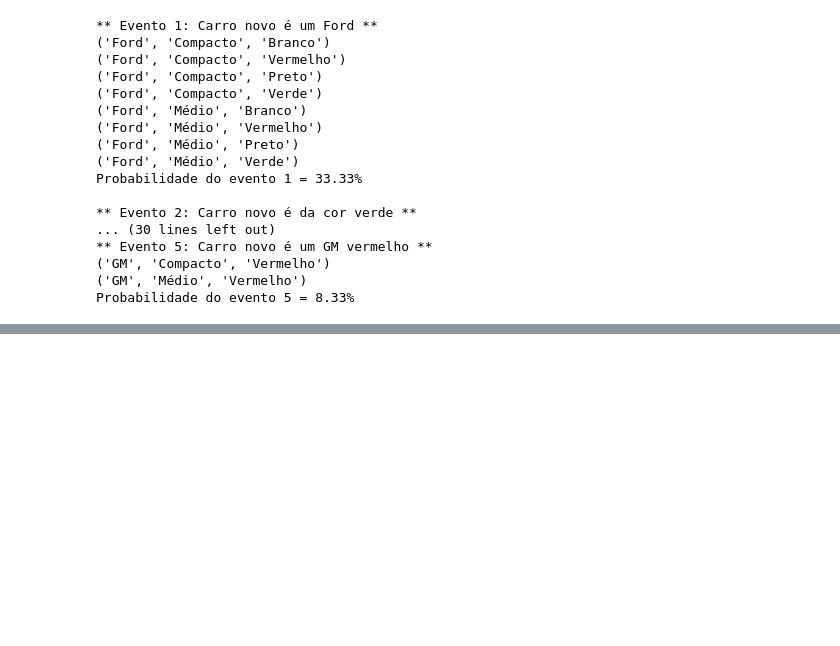
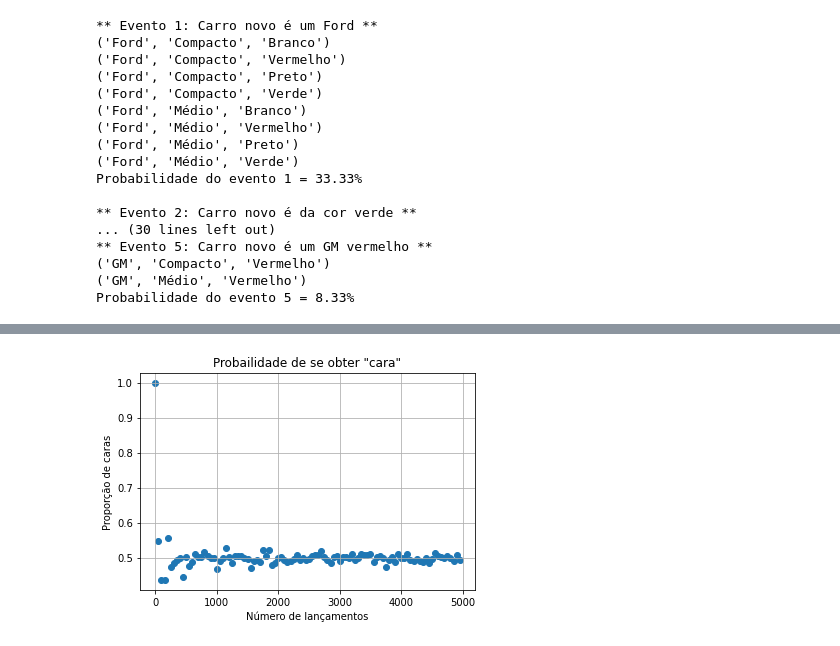
Before and after one commit to Rodrigosiq03/EstatisticaExercicios, a Jupyter notebook: aula07/aula07_estudo.ipynb, the cells around one changed output, grey strips where cells are left out. Drawn from its saved outputs; the diff is of its cells as text; code cells hidden in the pictures; blank space fills up the shorter version.

```diff
--- a/aula07/aula07_estudo.ipynb
+++ b/aula07/aula07_estudo.ipynb
@@ -167,0 +183,32 @@ Probabilidade do evento 5 = 8.33%
+# %%
+import random # importa o módulo random para gerar números aleatórios
+import matplotlib.pyplot as plt # importa o módulo matplotlib.pyplot para plotar gráficos
+
+# Função para lançamentos da moeda
+def moeda(lancamentos): # recebe como parâmetro o número de lançamentos
+  '''Seu código aqui!'''
+  cara = 0
+  for _ in range(lancamentos): # _ é uma variável que representa cada elemento do evento (não será usada)
+    if random.random() <= 0.5: # random.random() gera um número aleatório entre 0 e 1
+      cara += 1 # incrementa 1 a cada cara
+  return cara/lancamentos  # retorna a probabilidade de cara
+
+# Função para geração de cada experimento
+def experimentos(lista_lancamentos): # recebe como parâmetro uma lista com os números de lançamentos
+    '''Seu código aqui!'''
+    proporcoes = [] # lista vazia para armazenar as proporções de caras
+    for n_lancamentos in lista_lancamentos: # n_lancamentos é uma variável que representa cada elemento da lista
+      proporcoes.append(moeda(n_lancamentos)) # adiciona a proporção de caras na lista proporcoes
+    return proporcoes
+
+# Simulação
+testes = list(range(1,5000,50)) # lista com os números de lançamentos de 1 a 5000, de 50 em 50
+resultados = experimentos(testes) # lista com as proporções de caras para cada número de lançamentos
+# Representação gráfica
+plt.scatter(testes, resultados) # plota um gráfico de dispersão com os valores de testes no eixo x e resultados no eixo y
+plt.title('Probailidade de se obter "cara"') # título do gráfico
+plt.xlabel('Número de lançamentos') # rótulo do eixo x
+plt.ylabel('Proporção de caras') # rótulo do eixo y
+plt.grid() # adiciona uma grade ao gráfico
+# %% [output]
+[figure, added]
```
Also changed, not shown: parts of 2 cells of this notebook, 11 other files.
